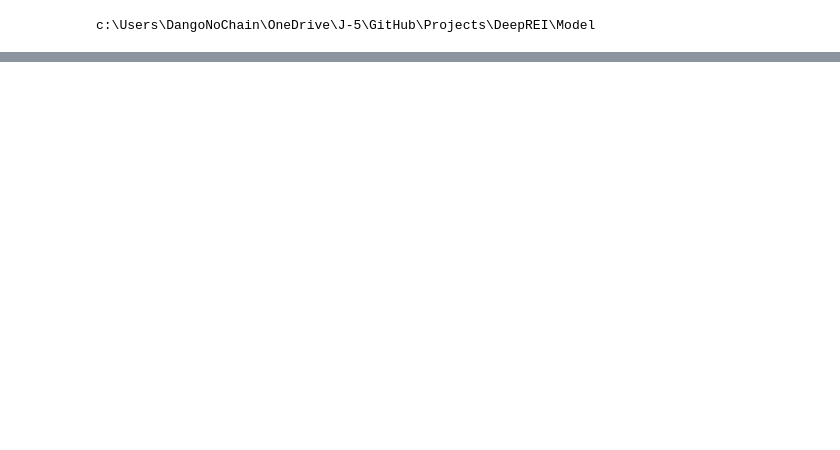
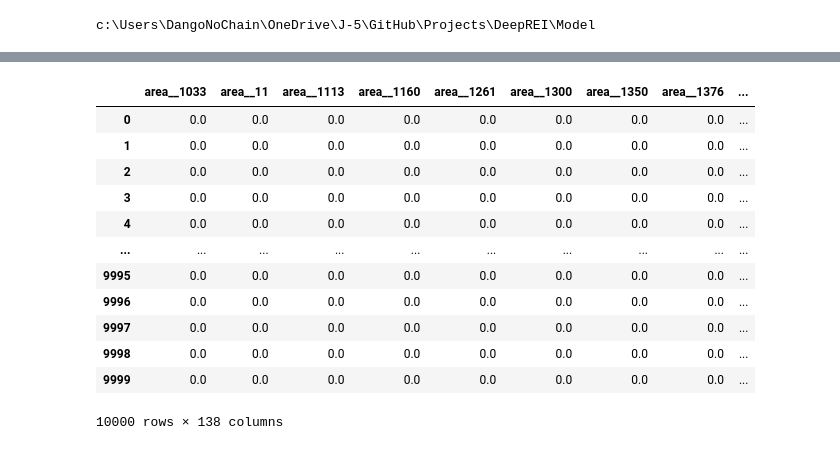
Before and after one commit to dangoML/DeepREI, a Jupyter notebook: Model/notebooks/Object_Debugging.ipynb, the cells around one changed output, grey strips where cells are left out. Cells and saved outputs as stored; diff of their text form; code cells hidden in the pictures; blank space fills up the shorter version.

```diff
--- a/Model/notebooks/Object_Debugging.ipynb
+++ b/Model/notebooks/Object_Debugging.ipynb
@@ -46 +76,18 @@ Name: HouseStyle, Length: 125, dtype: object
+# %%
+# Verbose Columns
+categorical.df_etl
+# %% [output]
+|  | area__1033 | area__11 | area__1113 | area__1160 | area__1261 | area__1300 | area__1350 | area__1376 | ... |
+| 0 | 0.0 | 0.0 | 0.0 | 0.0 | 0.0 | 0.0 | 0.0 | 0.0 | ... |
+| 1 | 0.0 | 0.0 | 0.0 | 0.0 | 0.0 | 0.0 | 0.0 | 0.0 | ... |
+| 2 | 0.0 | 0.0 | 0.0 | 0.0 | 0.0 | 0.0 | 0.0 | 0.0 | ... |
+| 3 | 0.0 | 0.0 | 0.0 | 0.0 | 0.0 | 0.0 | 0.0 | 0.0 | ... |
+| 4 | 0.0 | 0.0 | 0.0 | 0.0 | 0.0 | 0.0 | 0.0 | 0.0 | ... |
+| ... | ... | ... | ... | ... | ... | ... | ... | ... | ... |
+| 9995 | 0.0 | 0.0 | 0.0 | 0.0 | 0.0 | 0.0 | 0.0 | 0.0 | ... |
+| 9996 | 0.0 | 0.0 | 0.0 | 0.0 | 0.0 | 0.0 | 0.0 | 0.0 | ... |
+| 9997 | 0.0 | 0.0 | 0.0 | 0.0 | 0.0 | 0.0 | 0.0 | 0.0 | ... |
+| 9998 | 0.0 | 0.0 | 0.0 | 0.0 | 0.0 | 0.0 | 0.0 | 0.0 | ... |
+| 9999 | 0.0 | 0.0 | 0.0 | 0.0 | 0.0 | 0.0 | 0.0 | 0.0 | ... |
+10000 rows × 138 columns
 # %%
```
Also changed, not shown: parts of 8 cells of this notebook, 20 other files.
